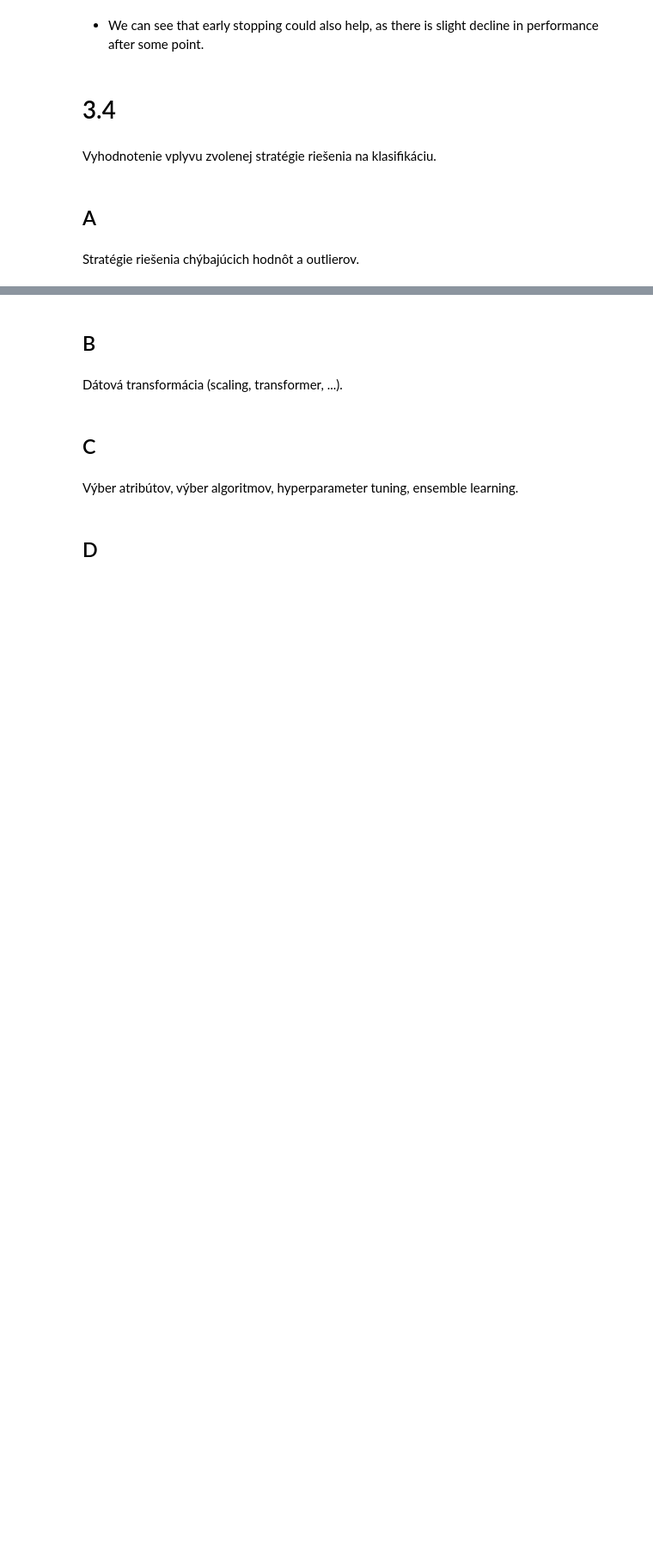
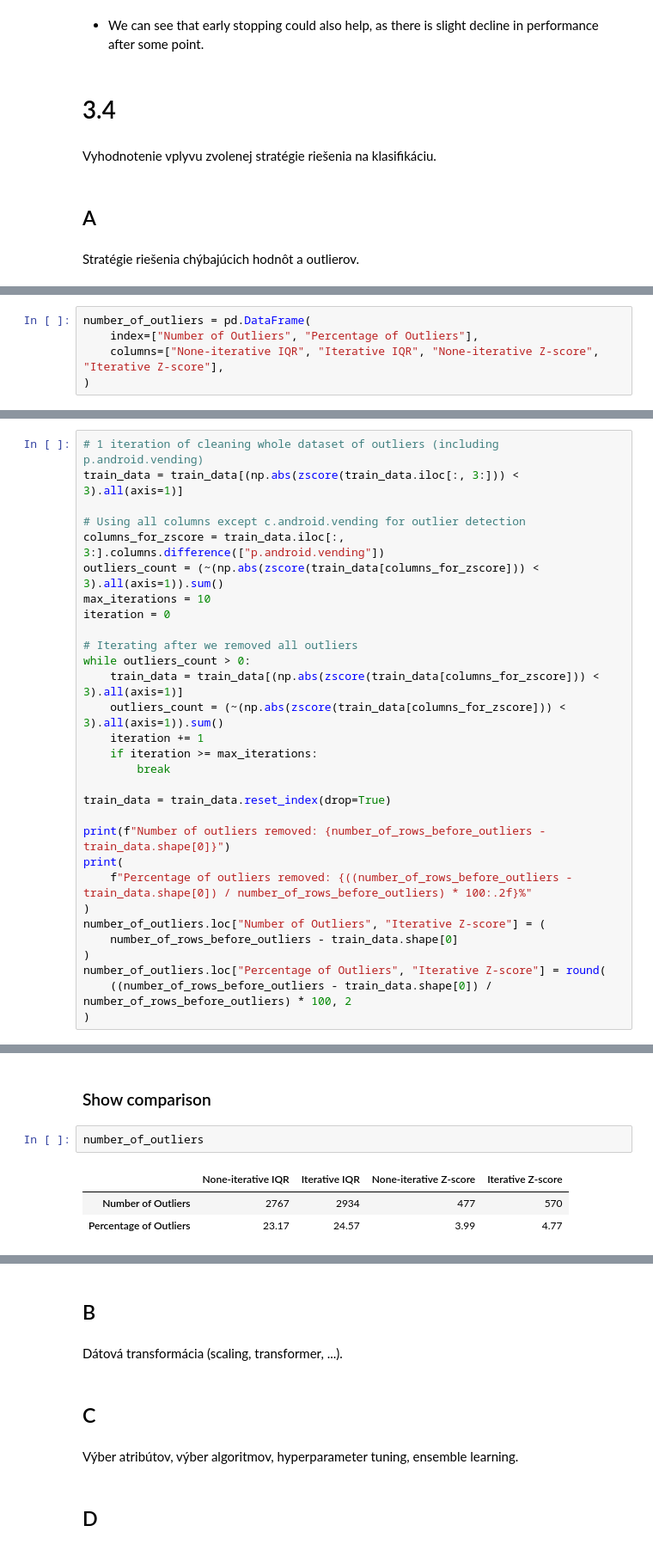
Before and after one commit to MBabiar/IAU-Project, a Jupyter notebook: src/Phase_3.ipynb, the cells around one changed output, grey strips where cells are left out. Shown at 86% size. Saved outputs shown, nothing was run; the diff lists cells and outputs as text; blank space fills up the shorter version.

```diff
--- a/src/Phase_3.ipynb
+++ b/src/Phase_3.ipynb
@@ -1135,0 +1242,5 @@ Stratégie riešenia chýbajúcich hodnôt a outlierov.
+# %%
+number_of_outliers = pd.DataFrame(
+    index=["Number of Outliers", "Percentage of Outliers"],
+    columns=["None-iterative IQR", "Iterative IQR", "None-iterative Z-score", "Iterative Z-score"],
+)
@@ -1135,0 +1517,30 @@ Stratégie riešenia chýbajúcich hodnôt a outlierov.
+# %%
+# 1 iteration of cleaning whole dataset of outliers (including p.android.vending)
+train_data = train_data[(np.abs(zscore(train_data.iloc[:, 3:])) < 3).all(axis=1)]
+
+# Using all columns except c.android.vending for outlier detection
+columns_for_zscore = train_data.iloc[:, 3:].columns.difference(["p.android.vending"])
+outliers_count = (~(np.abs(zscore(train_data[columns_for_zscore])) < 3).all(axis=1)).sum()
+max_iterations = 10
+iteration = 0
+
+# Iterating after we removed all outliers
+while outliers_count > 0:
+    train_data = train_data[(np.abs(zscore(train_data[columns_for_zscore])) < 3).all(axis=1)]
+    outliers_count = (~(np.abs(zscore(train_data[columns_for_zscore])) < 3).all(axis=1)).sum()
+    iteration += 1
+    if iteration >= max_iterations:
+        break
+
+train_data = train_data.reset_index(drop=True)
+
+print(f"Number of outliers removed: {number_of_rows_before_outliers - train_data.shape[0]}")
+print(
+    f"Percentage of outliers removed: {((number_of_rows_before_outliers - train_data.shape[0]) / number_of_rows_before_outliers) * 100:.2f}%"
+)
+number_of_outliers.loc["Number of Outliers", "Iterative Z-score"] = (
+    number_of_rows_before_outliers - train_data.shape[0]
+)
+number_of_outliers.loc["Percentage of Outliers", "Iterative Z-score"] = round(
+    ((number_of_rows_before_outliers - train_data.shape[0]) / number_of_rows_before_outliers) * 100, 2
+)
@@ -1135,0 +1571,8 @@ Stratégie riešenia chýbajúcich hodnôt a outlierov.
+# %% [markdown]
+### Show comparison
+# %%
+number_of_outliers
+# %% [output]
+|  | None-iterative IQR | Iterative IQR | None-iterative Z-score | Iterative Z-score |
+| Number of Outliers | 2767 | 2934 | 477 | 570 |
+| Percentage of Outliers | 23.17 | 24.57 | 3.99 | 4.77 |
```
Also changed, not shown: parts of 83 cells of this notebook, 8 other files.
